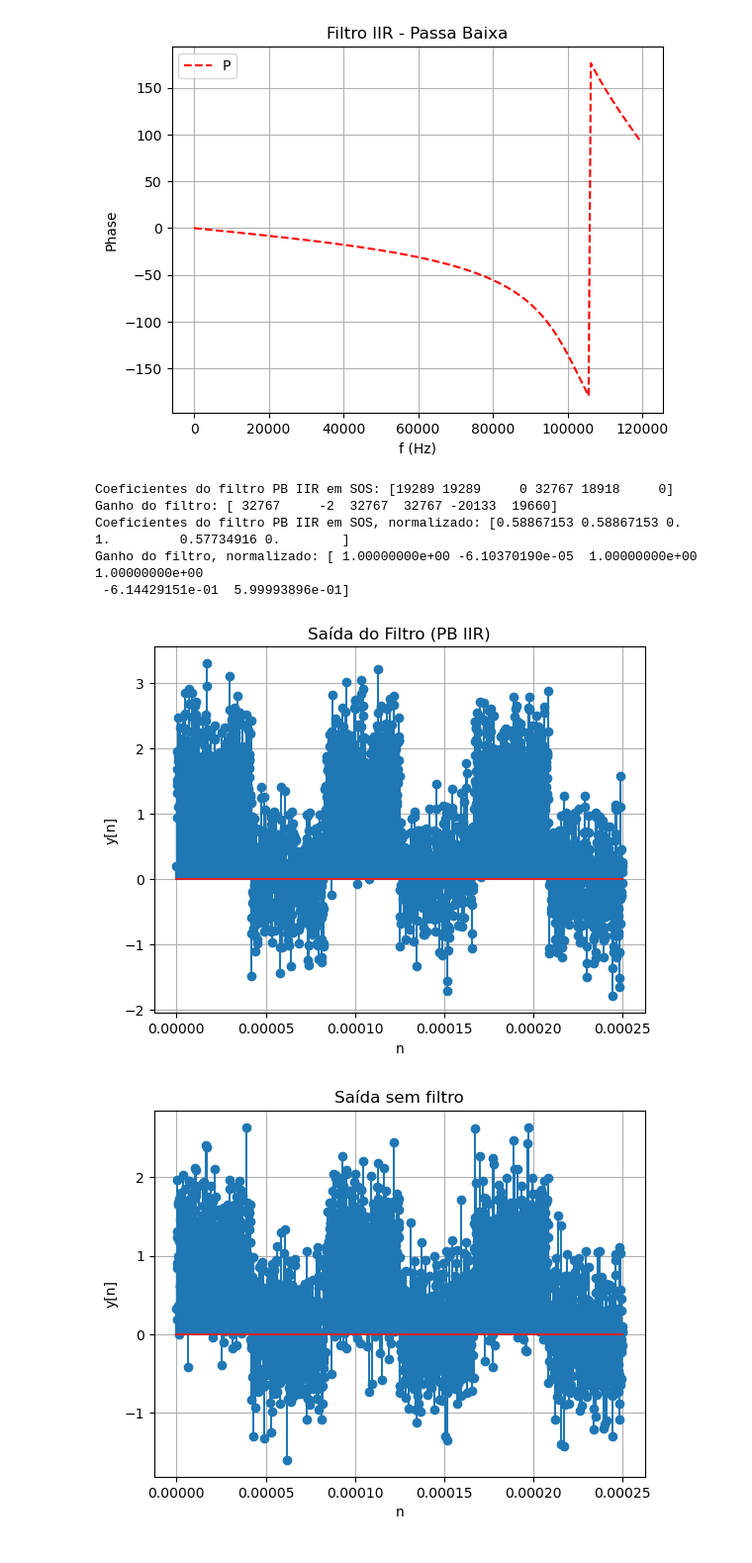
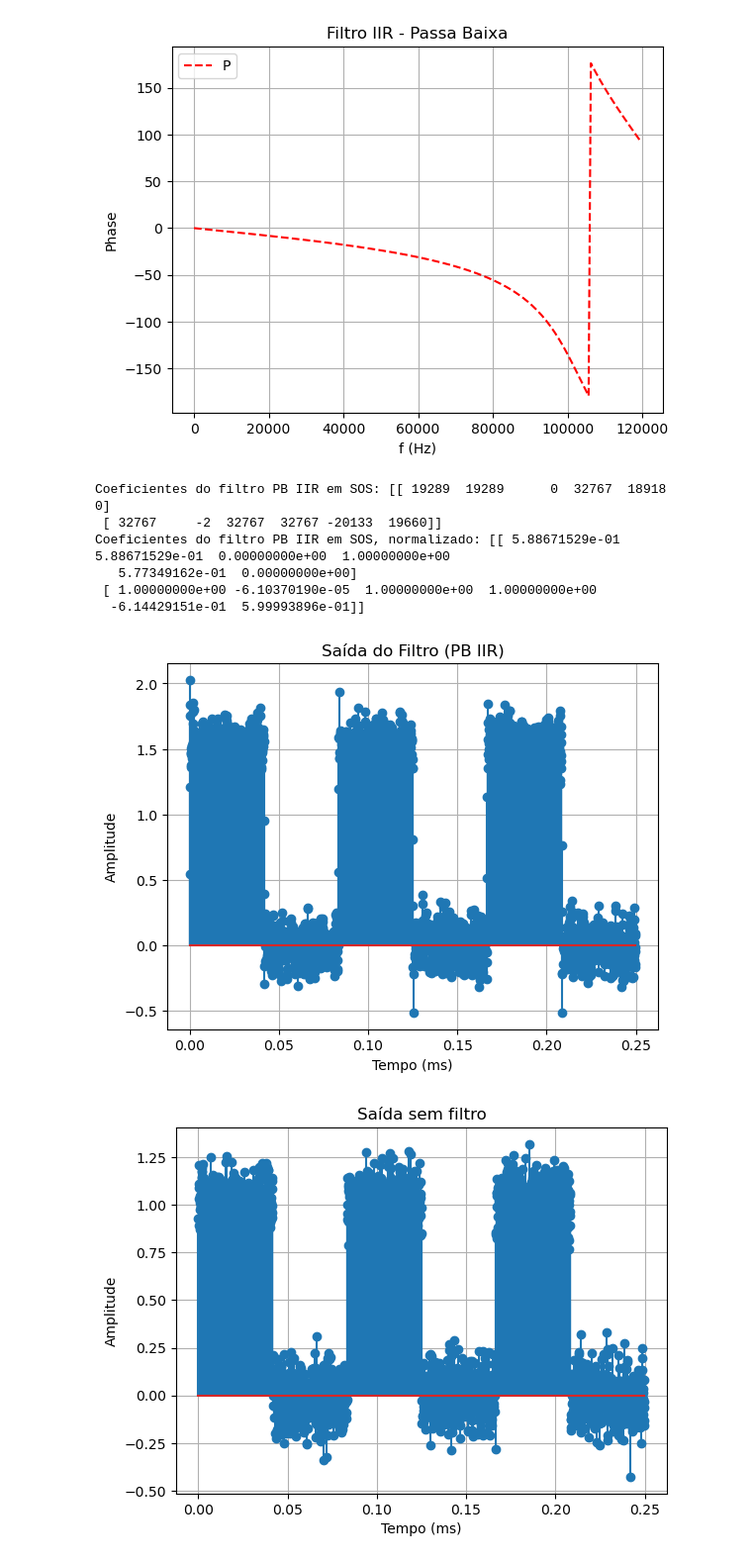
Before and after one commit to GabrielMarodin/sensor-temperatura-corrente-can, a Jupyter notebook: etapa_3/Filtro.ipynb, the cells around one changed output. Shown at 99% size. Drawn from its saved outputs; the diff is of its cells as text; code cells hidden in the pictures.

Commit message:
Melhora na Simulação
Plots mais claras e simulando cenário mais próximo da realidade

```diff
--- a/etapa_3/Filtro.ipynb
+++ b/etapa_3/Filtro.ipynb
@@ -30,29 +30,29 @@ Coeficientes do filtro PB IIR: b = [0.58867513 1.7660254  1.7660254  0.58867513]
 # %%
 # Filtro em SOS
 sos_filter = sp.tf2sos(b_PBI, a_PBI)
 scale = 2**15 - 1
-[sos_int, g] = np.round(sos_filter * scale).astype(np.int16)
-print(f"Coeficientes do filtro PB IIR em SOS: {sos_int[:]}")
-print(f"Ganho do filtro: {g}")
+sos_int = np.round(sos_filter * scale).astype(np.int16)
+print(f"Coeficientes do filtro PB IIR em SOS: {sos_int}")
 sos_int = sos_int/scale
-g       = g/scale
+# g       = g/scale
 print(f"Coeficientes do filtro PB IIR em SOS, normalizado: {sos_int[:]}")
-print(f"Ganho do filtro, normalizado: {g}")
+# print(f"Ganho do filtro, normalizado: {g}")
 # Generate test signal
 t = np.linspace(0, 0.25e-3, 2400, endpoint=False) # 3 Períodos
-x = (sp.square(2 * np.pi * 12e3 * t)+1)/2 + np.random.normal(0, 0.5, t.shape)
+x = (sp.square(2 * np.pi * 12e3 * t)+1)/2 + np.random.normal(0, 0.1, t.shape)
 # Apply using SOS format - sosfilt espera sos_int[:, 3]=1, então dividimos por scale
-y = sp.sosfilt([sos_int, g], x.astype(np.float64))
+y = sp.sosfilt(sos_int, x.astype(np.float64))
 # y = y/np.max(y)
 # x = x/np.max(x)
-DSP.plot([y, t], title="Saída do Filtro (PB IIR)")
-DSP.plot([x, t], title="Saída sem filtro")
-DSP.plot([y-x, t], title="Ruído filtrado - Normalizado")
+DSP.plot([y, 1e3*t], title="Saída do Filtro (PB IIR)", xl="Tempo (ms)", yl="Amplitude")
+DSP.plot([x, 1e3*t], title="Saída sem filtro", xl="Tempo (ms)", yl="Amplitude")
+DSP.plot([(y/np.max(y))-(x/np.max(y)), 1e3*t], title="\"Ruído\" filtrado - Normalizado", xl="Tempo (ms)", yl="Amplitude")
 # %% [output]
-Coeficientes do filtro PB IIR em SOS: [19289 19289     0 32767 18918     0]
-Ganho do filtro: [ 32767     -2  32767  32767 -20133  19660]
-Coeficientes do filtro PB IIR em SOS, normalizado: [0.58867153 0.58867153 0.         1.         0.57734916 0.        ]
-Ganho do filtro, normalizado: [ 1.00000000e+00 -6.10370190e-05  1.00000000e+00  1.00000000e+00
- -6.14429151e-01  5.99993896e-01]
+Coeficientes do filtro PB IIR em SOS: [[ 19289  19289      0  32767  18918      0]
+ [ 32767     -2  32767  32767 -20133  19660]]
+Coeficientes do filtro PB IIR em SOS, normalizado: [[ 5.88671529e-01  5.88671529e-01  0.00000000e+00  1.00000000e+00
+   5.77349162e-01  0.00000000e+00]
+ [ 1.00000000e+00 -6.10370190e-05  1.00000000e+00  1.00000000e+00
+  -6.14429151e-01  5.99993896e-01]]
-[figure, old version]
+[figure, new version]
-[figure, old version]
+[figure, new version]
```
Also changed, not shown: parts of 2 cells of this notebook.
